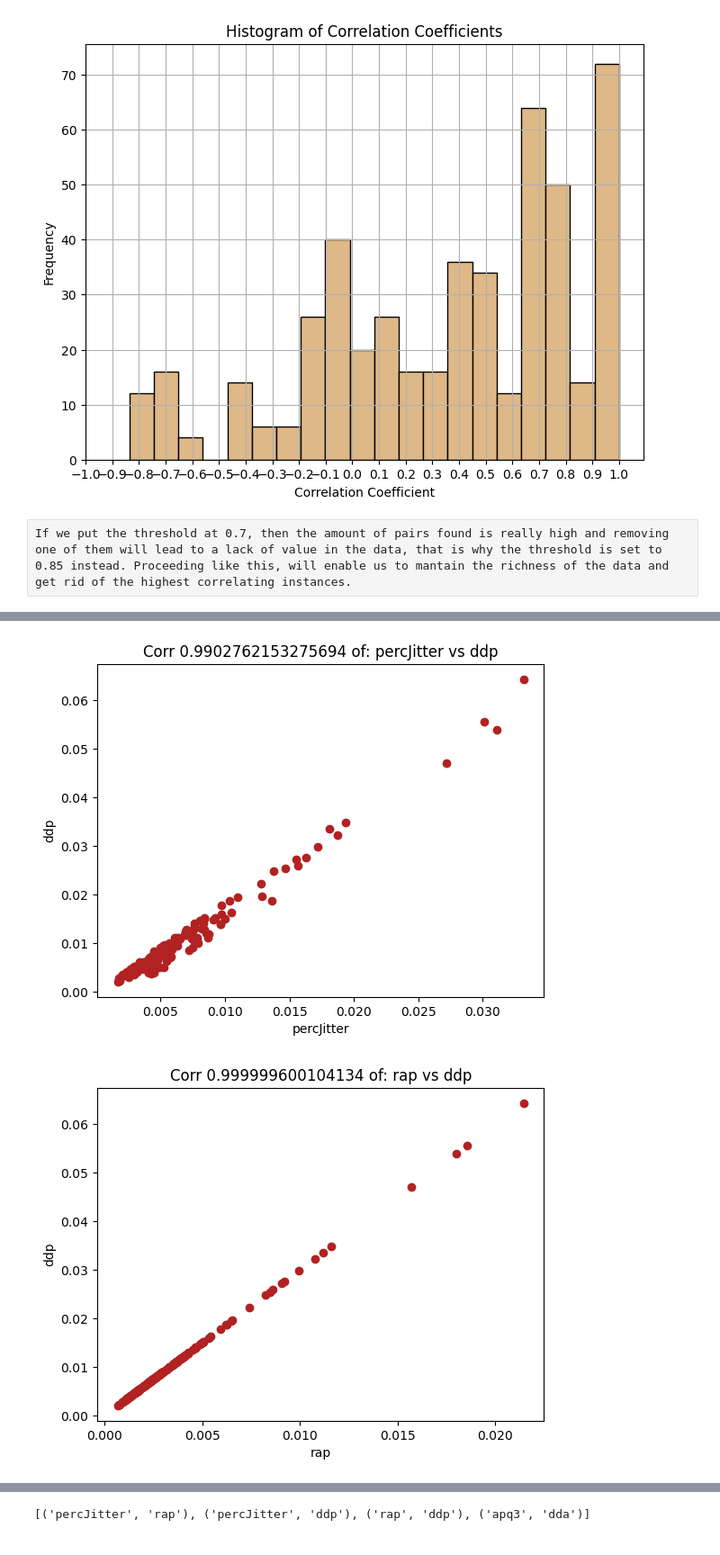
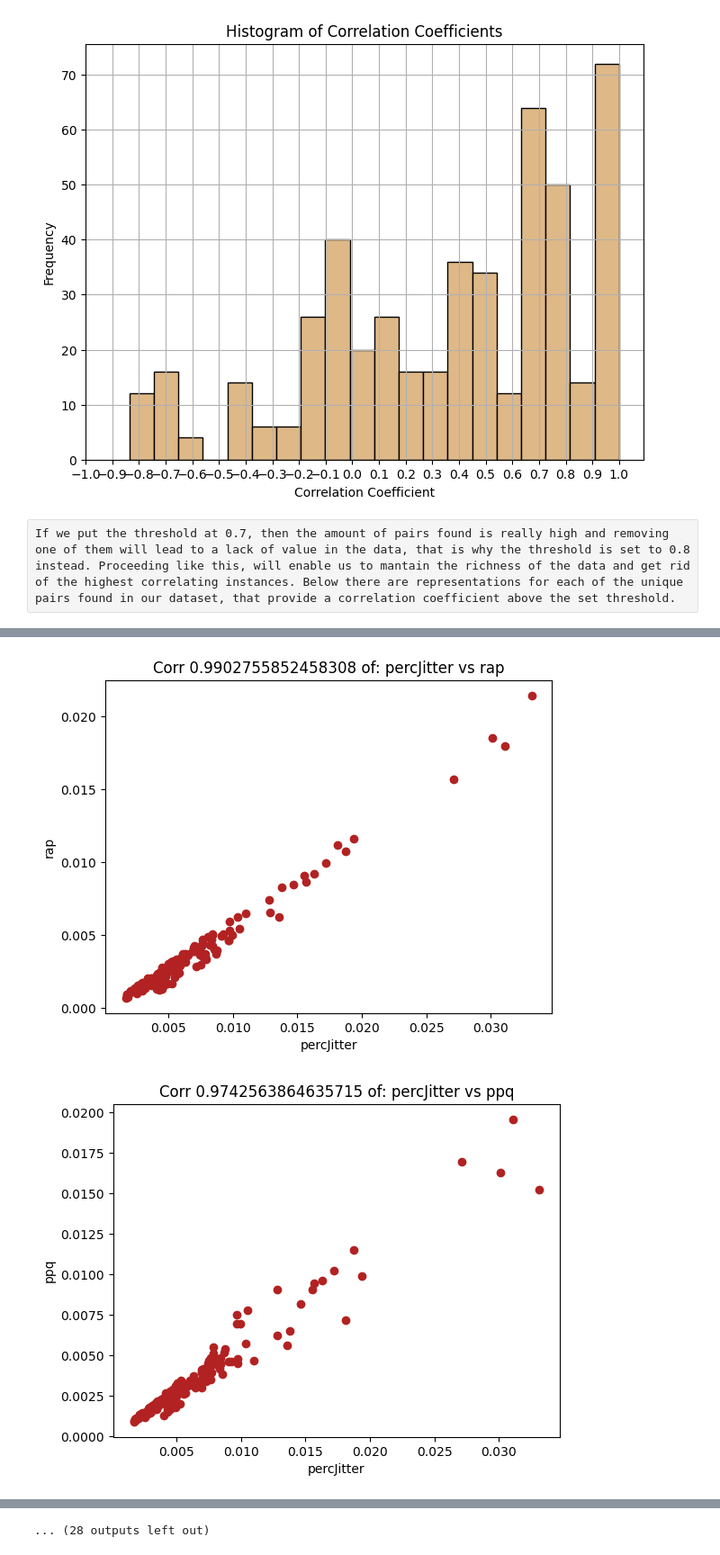
Before and after one commit to dparedga/SP_LAB, a Jupyter notebook: collaborator_1.ipynb, the cells around one changed output, grey strips where cells are left out. Shown at 90% size. Cells and saved outputs as stored; diff of their text form; code cells hidden in the pictures.

```diff
--- a/collaborator_1.ipynb
+++ b/collaborator_1.ipynb
@@ -129,7 +135,7 @@ def plot_scatter(df, col1, col2, corr):
     plt.title(f'Corr {corr} of: {col1} vs {col2}')
     plt.show()
 
-def visualize_high_correlation(correlation_df, threshold):
+def visualize_high_correlation(correlation_df, threshold, graph):
     high_corr_pairs = []
 
     for col1 in correlation_df.columns:
@@ -137,7 +143,8 @@ def visualize_high_correlation(correlation_df, threshold):
             correlation_coefficient = correlation_df.loc[col1, col2]
             if abs(correlation_coefficient) > threshold and col1 != col2 and ((col1, col2) not in high_corr_pairs and (col2, col1) not in high_corr_pairs): # Only adding those instances that havn't been already introduced, but in a different column order
                 high_corr_pairs.append((col1, col2))
-                plot_scatter(df, col1, col2, correlation_coefficient)
+                if graph:
+                    plot_scatter(df, col1, col2, correlation_coefficient)
 
     return high_corr_pairs
 # %% [raw]
@@ -167,8 +174,7 @@ plt.show()
 # %% [output]
 [figure]
 # %% [raw]
-If we put the threshold at 0.7, then the amount of pairs found is really high and removing one of them will lead to a lack of value in the data, that is why the threshold is set to 0.85 instead. Proceeding like this, will enable us to mantain the richness of the data and get rid of the highest correlating instances.
+If we put the threshold at 0.7, then the amount of pairs found is really high and removing one of them will lead to a lack of value in the data, that is why the threshold is set to 0.8 instead. Proceeding like this, will enable us to mantain the richness of the data and get rid of the highest correlating instances. Below there are representations for each of the unique pairs found in our dataset, that provide a correlation coefficient above the set threshold.
 # %%
-high_corr_pairs = visualize_high_correlation(correlation_df, 0.99)
-high_corr_pairs
+high_corr_pairs = visualize_high_correlation(correlation_df, 0.8, True)
 # %% [output]
@@ -176,2 +182,2 @@ high_corr_pairs
-[figure, old version]
+[figure, new version]
-[figure, old version]
+[figure, new version]
@@ -179 +193 @@ high_corr_pairs
-[('percJitter', 'rap'), ('percJitter', 'ddp'), ('rap', 'ddp'), ('apq3', 'dda')]
+... (28 outputs left out)
```
Also changed, not shown: parts of 19 cells of this notebook.
